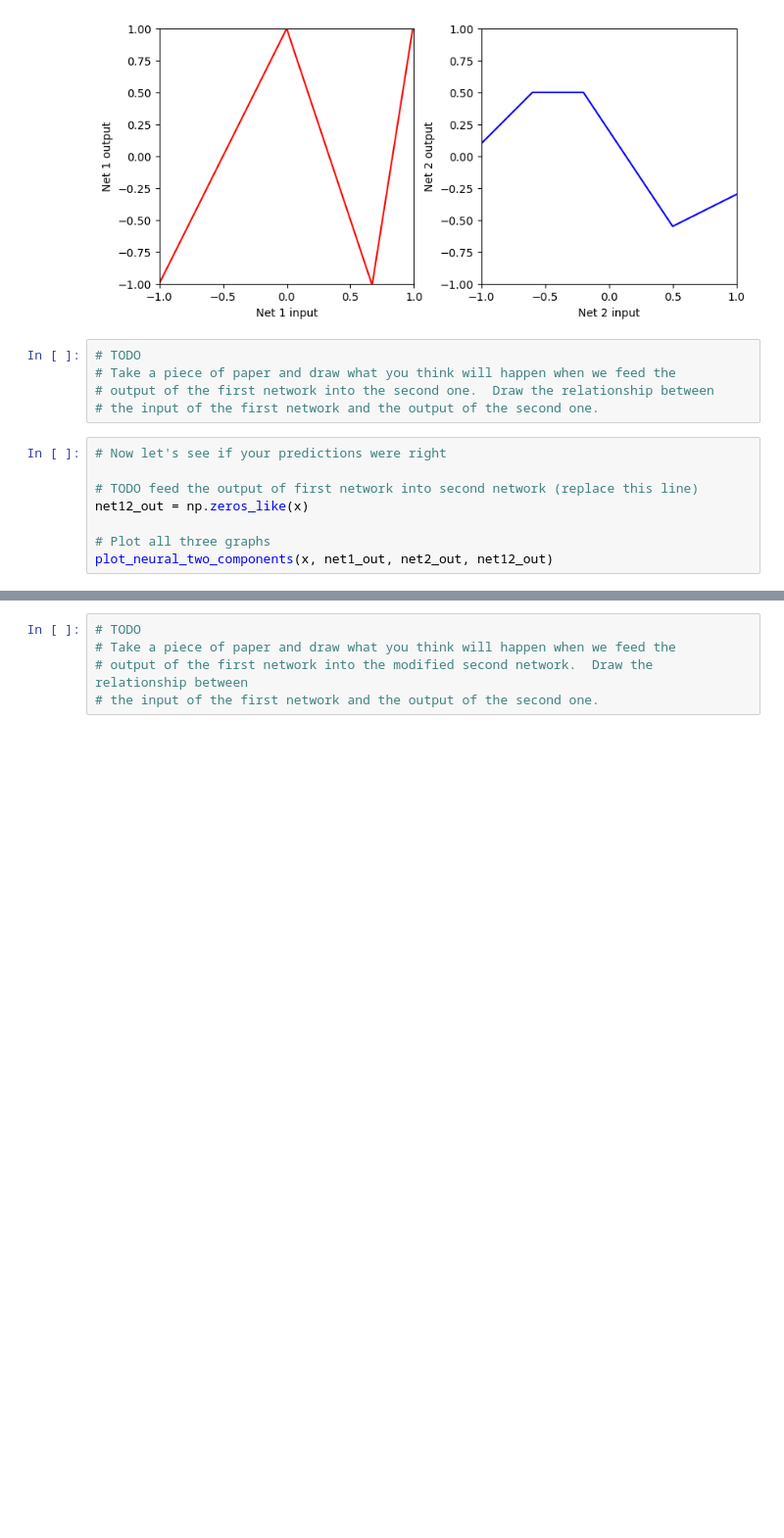
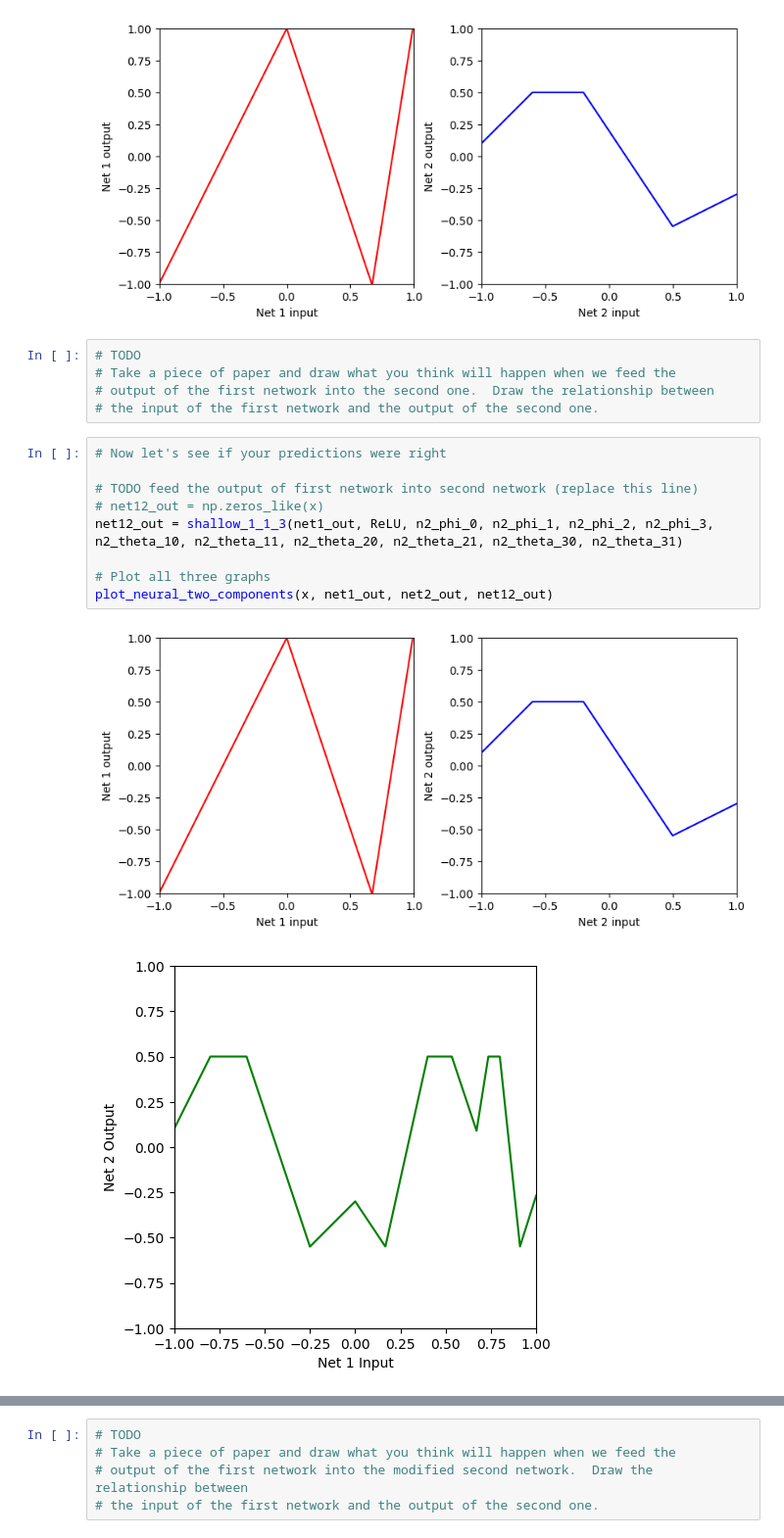
Before and after one commit to igurovich/udlbook, a Jupyter notebook: Notebooks/Chap04/4_1_Composing_Networks.ipynb, the cells around one changed output, grey strips where cells are left out. Shown: that part at 98% size. Drawn from its saved outputs; the diff is of its cells as text; blank space fills up the shorter version.

```diff
--- a/Notebooks/Chap04/4_1_Composing_Networks.ipynb
+++ b/Notebooks/Chap04/4_1_Composing_Networks.ipynb
@@ -95,11 +95,15 @@ plot_neural_two_components(x, net1_out, net2_out)
 # %%
 # Now let's see if your predictions were right
 
 # TODO feed the output of first network into second network (replace this line)
-net12_out = np.zeros_like(x)
+# net12_out = np.zeros_like(x)
+net12_out = shallow_1_1_3(net1_out, ReLU, n2_phi_0, n2_phi_1, n2_phi_2, n2_phi_3, n2_theta_10, n2_theta_11, n2_theta_20, n2_theta_21, n2_theta_30, n2_theta_31)
 
 # Plot all three graphs
 plot_neural_two_components(x, net1_out, net2_out, net12_out)
+# %% [output]
+[figure, added]
+[figure, added]
 # %%
 # Now we'll change things a up a bit.  What happens if we change the second network? (note the *-1 change)
 net1_out = shallow_1_1_3(x, ReLU, n1_phi_0, n1_phi_1, n1_phi_2, n1_phi_3, n1_theta_10, n1_theta_11, n1_theta_20, n1_theta_21, n1_theta_30, n1_theta_31)
```
Also changed, not shown: parts of 6 cells of this notebook.
